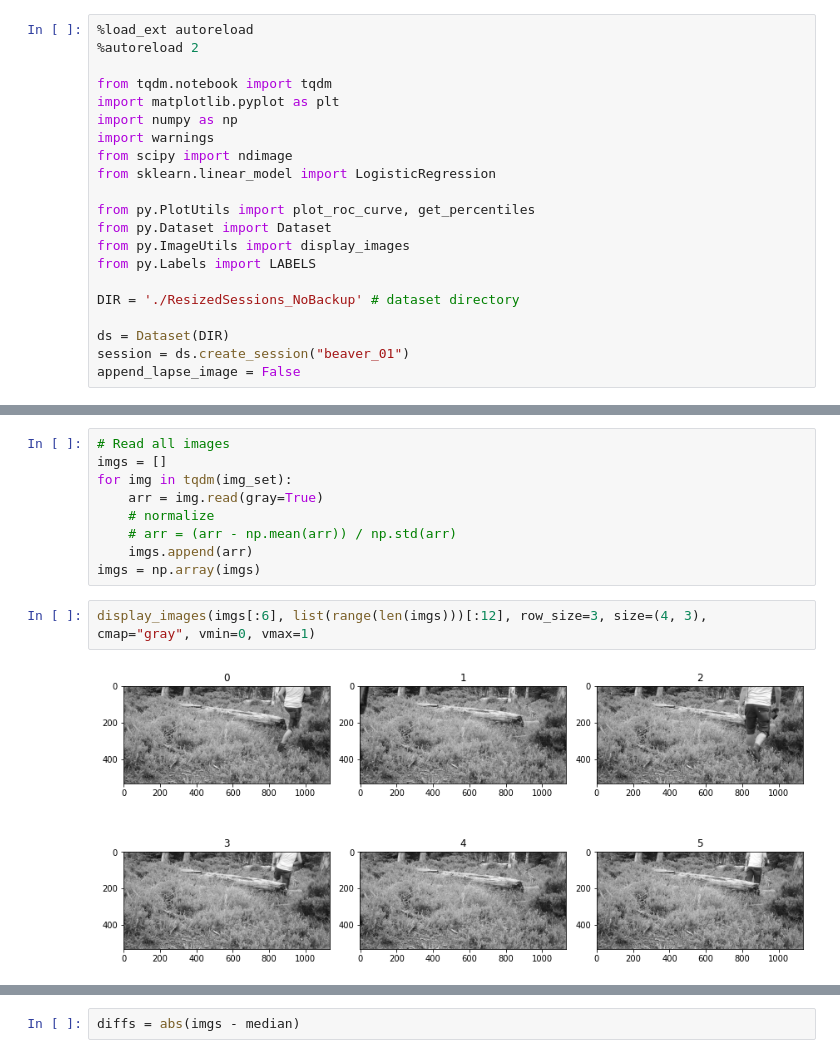
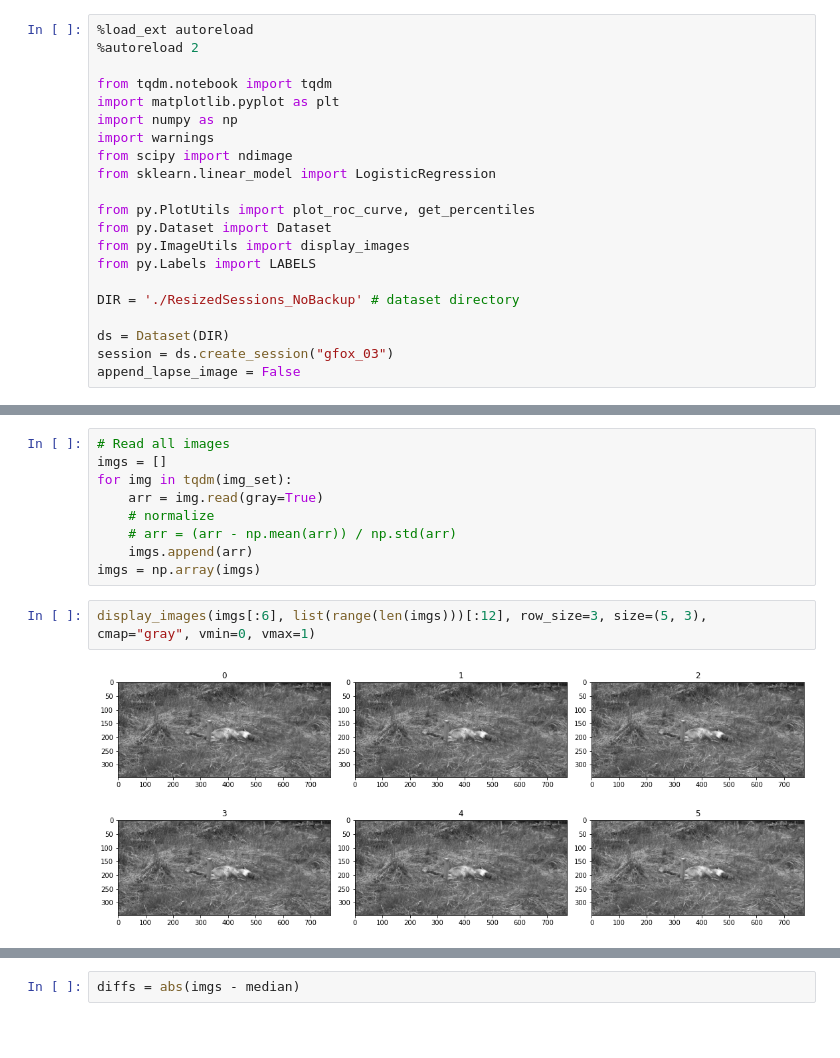
Before and after one commit to kleincode/camera-trap-anomaly-detection, a Jupyter notebook: approach2_background_estimation.ipynb, the cells around one changed output, grey strips where cells are left out. Cells and saved outputs as stored; diff of their text form; blank space fills up the shorter version.

```diff
--- a/approach2_background_estimation.ipynb
+++ b/approach2_background_estimation.ipynb
@@ -33,7 +33,7 @@ from py.Labels import LABELS
 DIR = './ResizedSessions_NoBackup' # dataset directory
 
 ds = Dataset(DIR)
-session = ds.create_session("beaver_01")
+session = ds.create_session("gfox_03")
 append_lapse_image = False
 # %% [output]
 The autoreload extension is already loaded. To reload it, use:
@@ -63,9 +63,9 @@ for img in tqdm(img_set):
     imgs.append(arr)
 imgs = np.array(imgs)
 # %%
-display_images(imgs[:6], list(range(len(imgs)))[:12], row_size=3, size=(4, 3), cmap="gray", vmin=0, vmax=1)
+display_images(imgs[:6], list(range(len(imgs)))[:12], row_size=3, size=(5, 3), cmap="gray", vmin=0, vmax=1)
 # %% [output]
-[figure, old version]
+[figure, new version]
 # %%
 # Find median image
 median = np.median(imgs, axis=0)
```
Also changed, not shown: parts of 19 cells of this notebook, 27 other files.
